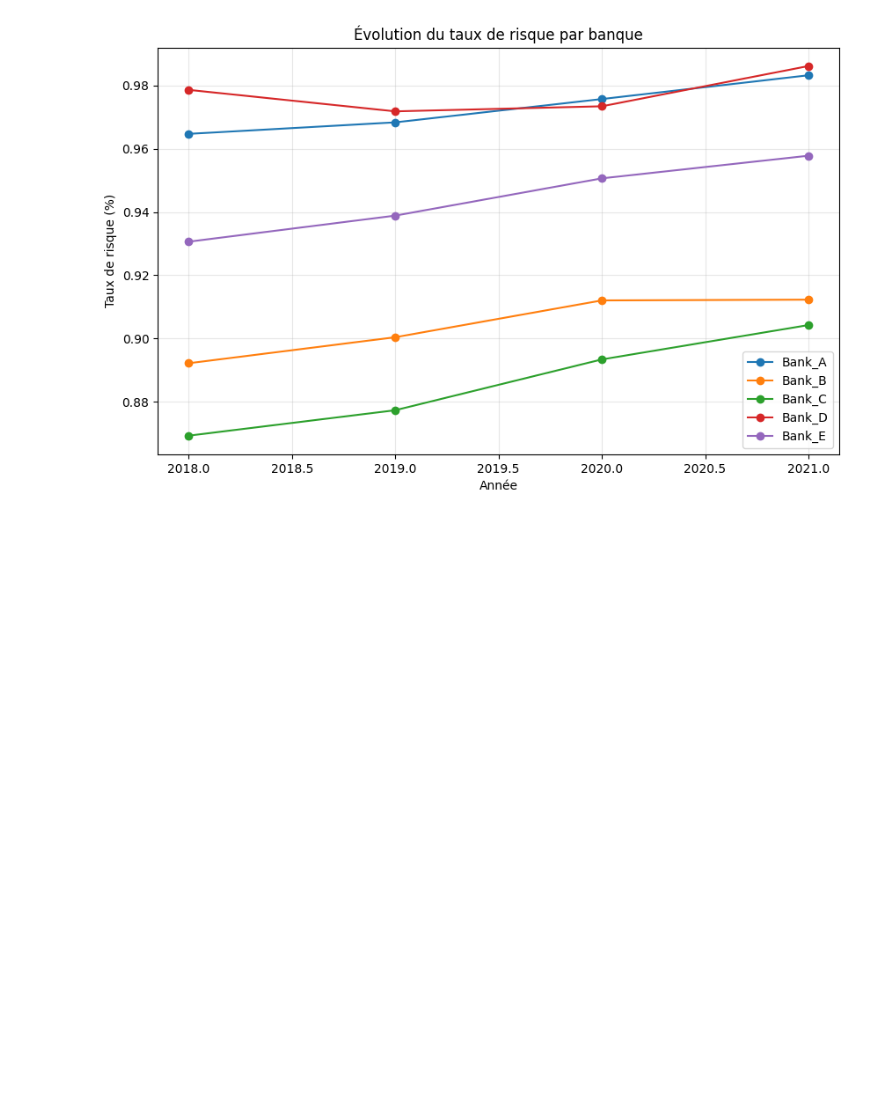
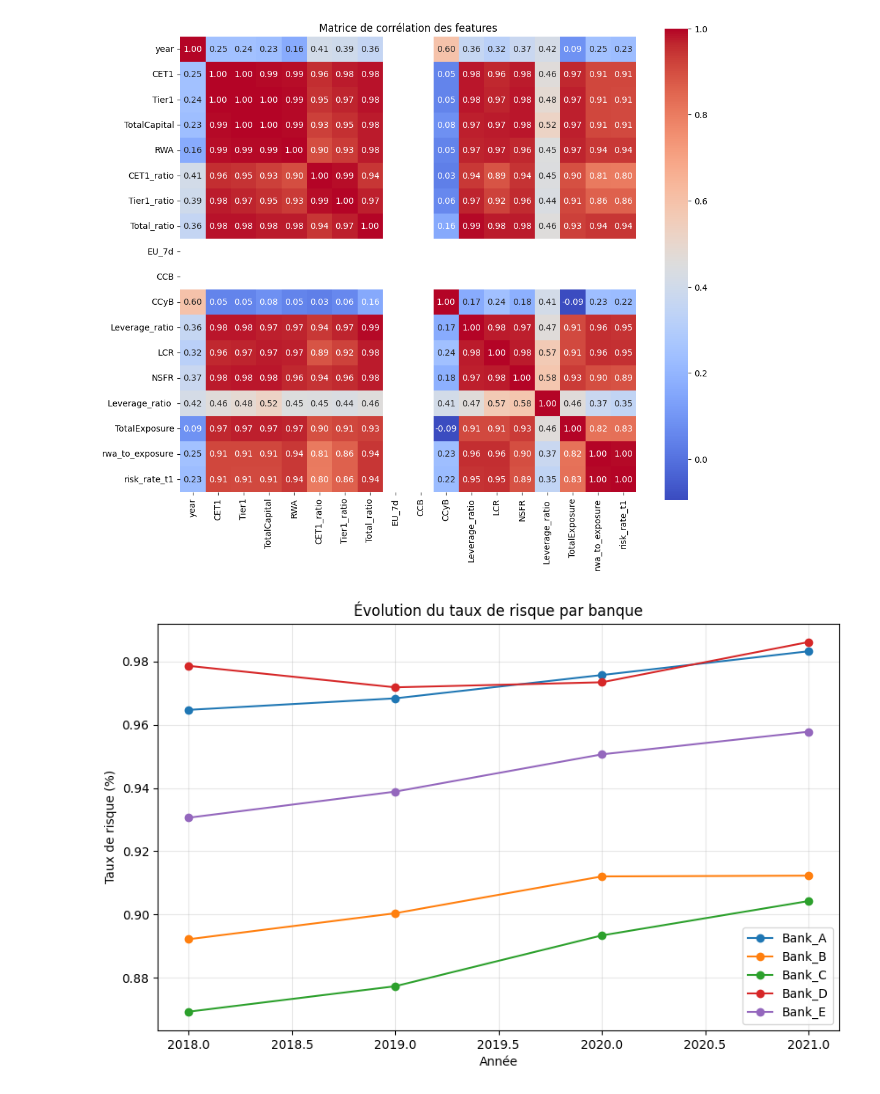
Before and after one commit to lryjules/Risk_Analysis, a Jupyter notebook: notebook.ipynb, the cells around one changed output. Saved outputs shown, nothing was run; the diff lists cells and outputs as text; code cells hidden in the pictures; blank space fills up the shorter version.

```diff
--- a/notebook.ipynb
+++ b/notebook.ipynb
@@ -304,4 +318,15 @@ plt.show()
 [figure]
+# %%
+#Matrice de corrélation des features
+#La matrice de corrélation permet de visualiser les relations linéaires entre les différentes features et la cible.
+import seaborn as sns
+plt.figure(figsize=(12,10))
+corr = df[feature_cols + ["risk_rate_t1"]].corr()
+sns.heatmap(corr, annot=True, fmt=".2f", cmap="coolwarm", square=True)
+plt.title("Matrice de corrélation des features")
+plt.show()
+# %% [output]
+[figure, added]
 # %%
 import matplotlib.pyplot as plt
 
```
Also changed, not shown: parts of 13 cells of this notebook.
